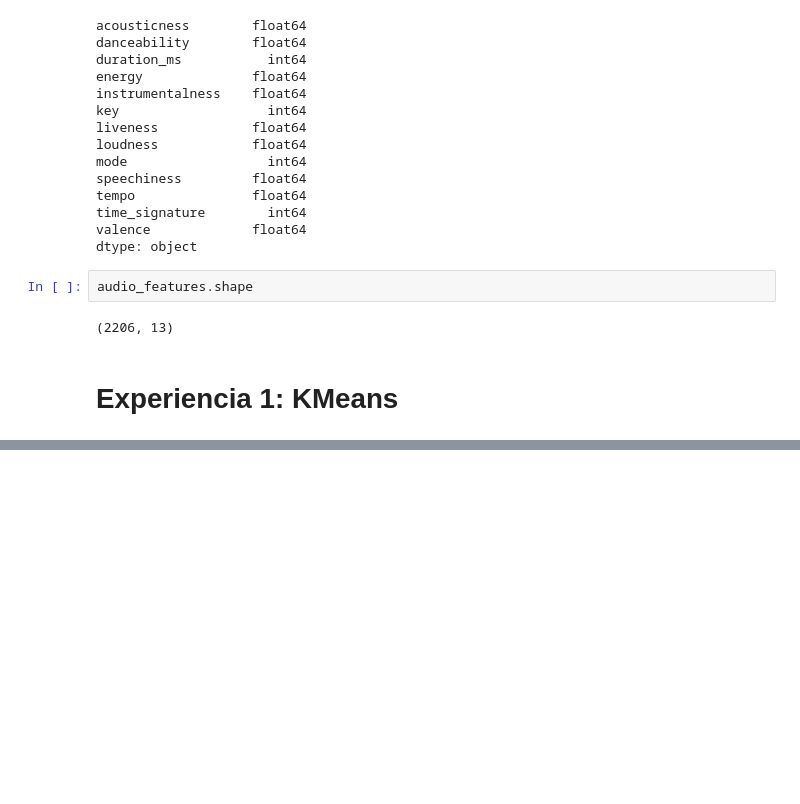
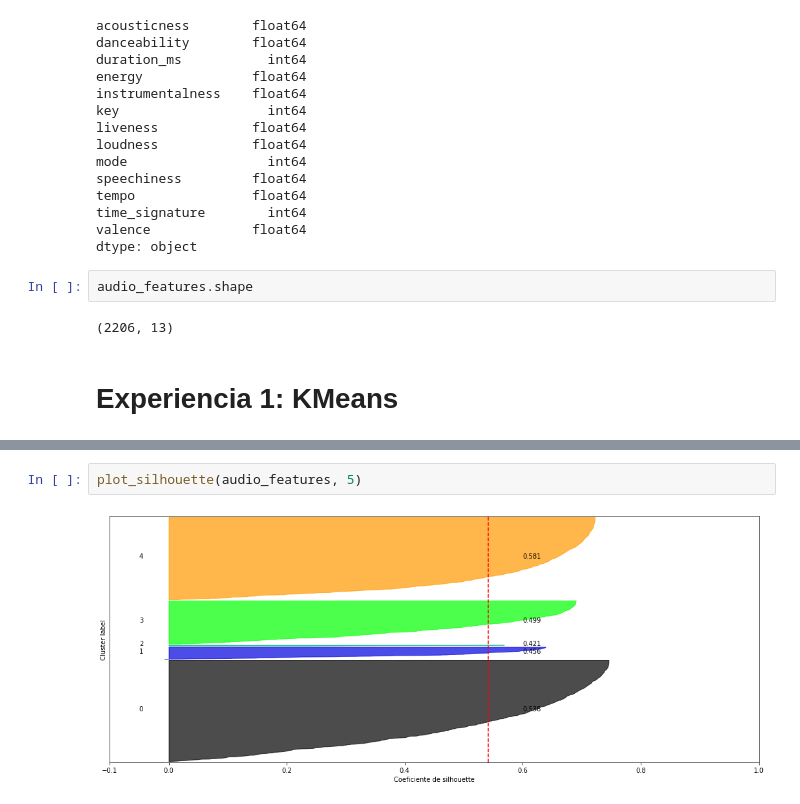
Before and after one commit to elfrasco/dmcyt_tp1, a Jupyter notebook: TP1/TP1_KMeans.ipynb, the cells around one changed output, grey strips where cells are left out. Cells and saved outputs as stored; diff of their text form; blank space fills up the shorter version.

```diff
--- a/TP1/TP1_KMeans.ipynb
+++ b/TP1/TP1_KMeans.ipynb
@@ -296,0 +111,4 @@ TODO:
+# %%
+plot_silhouette(audio_features, 5)
+# %% [output]
+[figure, added]
```
Also changed, not shown: parts of 47 cells of this notebook, 1 other file.
